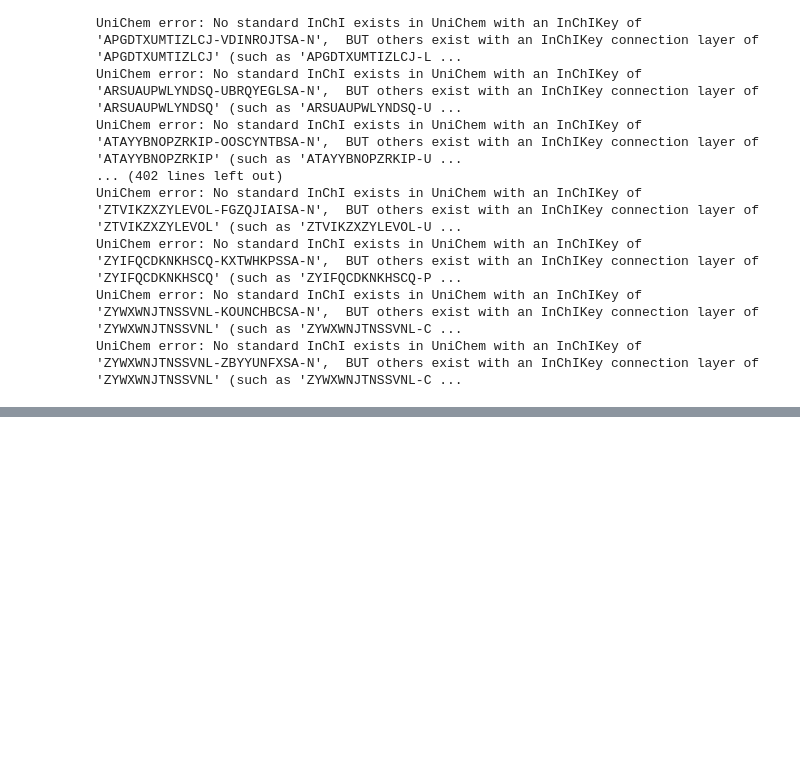
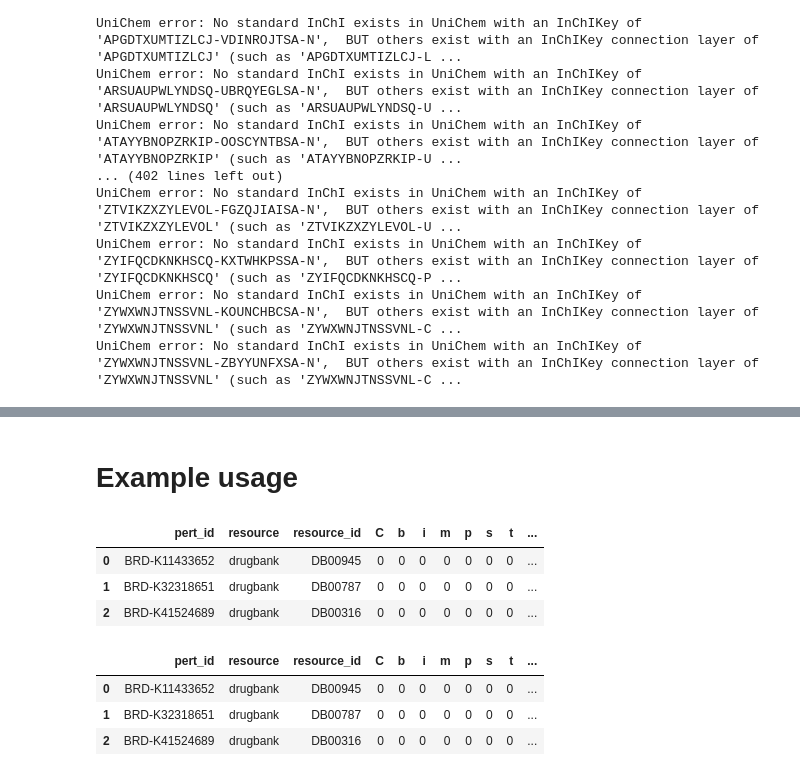
Before and after one commit to dhimmel/lincs, a Jupyter notebook: unichem.ipynb, the cells around one changed output, grey strips where cells are left out. Cells and saved outputs as stored; diff of their text form; code cells hidden in the pictures; blank space fills up the shorter version.

Commit message:
Created python function to retreive unichem mappings for given external IDs.

```diff
--- a/unichem.ipynb
+++ b/unichem.ipynb
@@ -124,3 +126,46 @@ pandas.read_sql("SELECT * FROM unichem LIMIT 5", connection)
 | 4 | 39929 | AAALVYBICLMAMA-UHFFFAOYSA-N | pubchem | 1697 | 0 | 0 | 0 | 0 | 0 | ... |
 # %%
 connection.close()
+# %% [markdown]
+# Example usage
+# %%
+connection = sqlite3.connect('file:data/l1000.db?mode=ro', uri=True)
+# %%
+def get_unichem_mapping(connection, resource, resource_ids):
+    """
+    Provide a database connection, a resource (such as 'drugbank' or 'pubchem'),
+    and specific compound identifiers of that resouce
+    to receive all L1000 compounds mapped via UniChem.
+    """
+    query = '''
+    SELECT perts.pert_id, resource, resource_id, C, b, i, m, p, s, t, perts.inchi_key as l1000_inchi_key, query_inchi_key
+    FROM unichem, perts
+    WHERE unichem.pert_uid = perts.pert_uid
+    AND unichem.resource = ?
+    AND unichem.resource_id IN ({});
+    '''
+    chunk_size = 900
+    dfs = list()
+    resource_ids = list(resource_ids)
+    for i in range(math.ceil(len(resource_ids) / chunk_size)):
+        resource_ids_part = resource_ids[i * chunk_size : (i + 1) * chunk_size]
+        params = [resource] + resource_ids_part
+        subquery = query.format(','.join(['?'] * len(resource_ids_part)))
+        df = pandas.read_sql(subquery, connection, params=params)
+        dfs.append(df)
+    unichem_df = pandas.concat(dfs).drop_duplicates()
+    return unichem_df
+# %%
+get_unichem_mapping(connection, 'drugbank', ['DB00945', 'DB00787', 'DB01048', 'DB00659', 'DB00316'])
+# %% [output]
+|  | pert_id | resource | resource_id | C | b | i | m | p | s | t | ... |
+| 0 | BRD-K11433652 | drugbank | DB00945 | 0 | 0 | 0 | 0 | 0 | 0 | 0 | ... |
+| 1 | BRD-K32318651 | drugbank | DB00787 | 0 | 0 | 0 | 0 | 0 | 0 | 0 | ... |
+| 2 | BRD-K41524689 | drugbank | DB00316 | 0 | 0 | 0 | 0 | 0 | 0 | 0 | ... |
+# %%
+get_unichem_mapping(connection, 'drugbank', ['DB00945', 'DB00787', 'DB01048', 'DB00659', 'DB00316'] * 2000)
+# %% [output]
+|  | pert_id | resource | resource_id | C | b | i | m | p | s | t | ... |
+| 0 | BRD-K11433652 | drugbank | DB00945 | 0 | 0 | 0 | 0 | 0 | 0 | 0 | ... |
+| 1 | BRD-K32318651 | drugbank | DB00787 | 0 | 0 | 0 | 0 | 0 | 0 | 0 | ... |
+| 2 | BRD-K41524689 | drugbank | DB00316 | 0 | 0 | 0 | 0 | 0 | 0 | 0 | ... |
```
Also changed, not shown: parts of 2 cells of this notebook, 1 other file.
